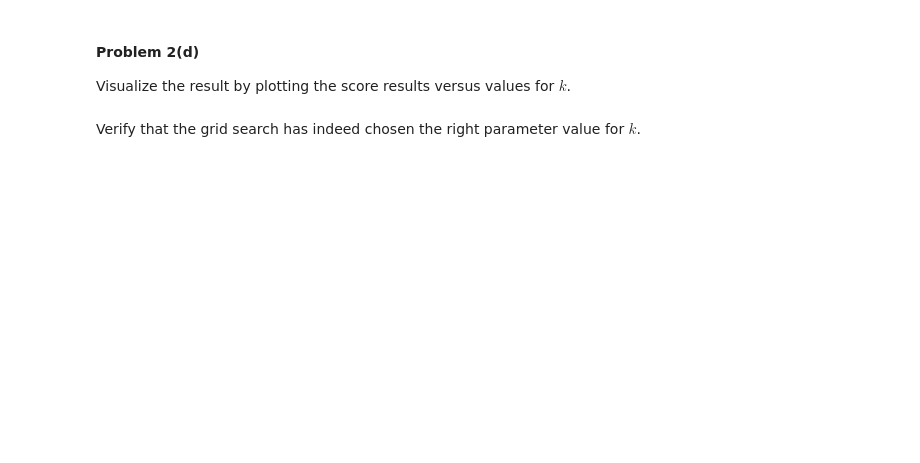
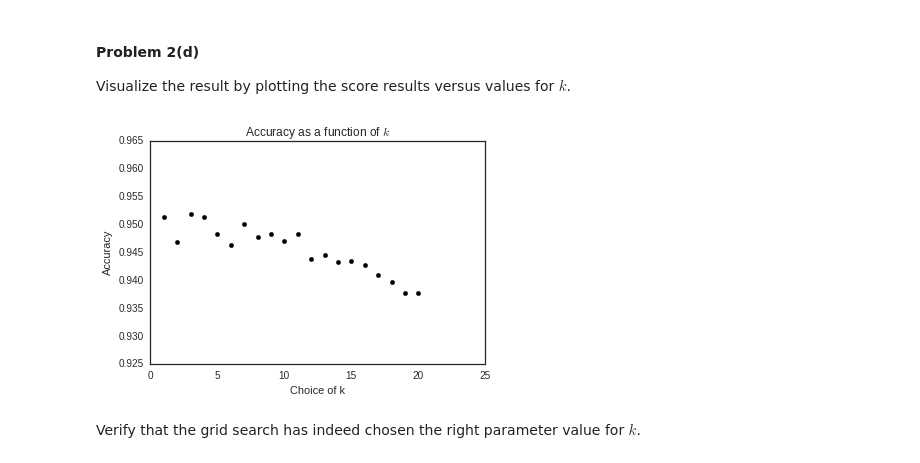
Before and after one commit to clementlefevre/CS109, a Jupyter notebook: 2014/homework-solutions/HW3-solutions.ipynb, the cells around one changed output. Saved outputs shown, nothing was run; the diff lists cells and outputs as text; code cells hidden in the pictures; blank space fills up the shorter version.

```diff
--- a/2014/homework-solutions/HW3-solutions.ipynb
+++ b/2014/homework-solutions/HW3-solutions.ipynb
@@ -596,17 +624,19 @@ Visualize the result by plotting the score results versus values for $k$.
 # %%
 ### Your code here ###
 a = clf.grid_scores_
 scores = [b.cv_validation_scores for b in a]
 
 score_means = np.mean(scores, axis=1)
 
-sns.boxplot(scores)
+# sns.boxplot(scores)
 plt.scatter(k,score_means, c='k', zorder=2)
-plt.ylim(0.8, 1.1)
+# plt.ylim(0.8, 1.1)
 plt.title('Accuracy as a function of $k$')
 plt.ylabel('Accuracy')
 plt.xlabel('Choice of k')
 plt.show()
+# %% [output]
+[figure, added]
 # %% [markdown]
 Verify that the grid search has indeed chosen the right parameter value for $k$.
 # %%
```
Also changed, not shown: parts of 17 cells of this notebook.
